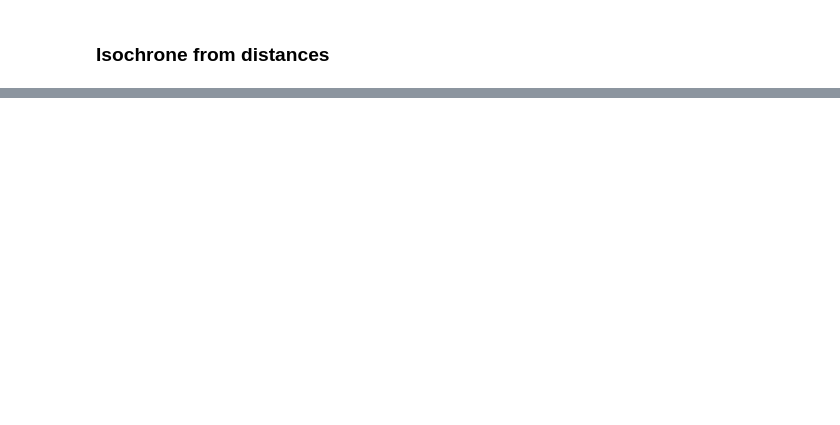
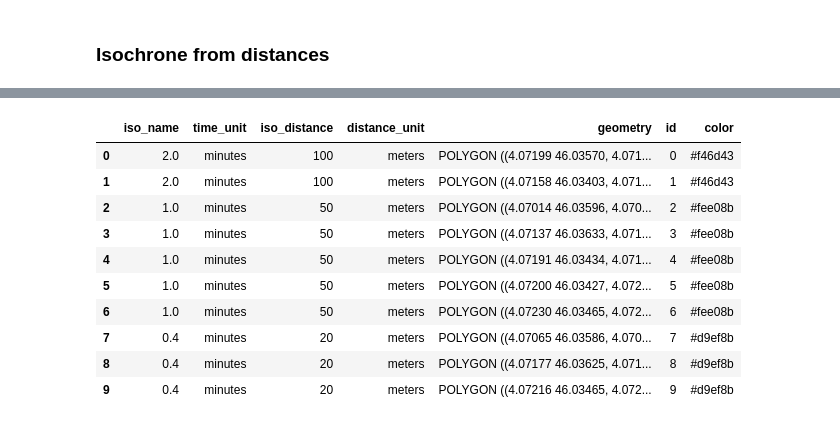
Before and after one commit to amauryval/OsmGT, a Jupyter notebook: example.ipynb, the cells around one changed output, grey strips where cells are left out. Cells and saved outputs as stored; diff of their text form; code cells hidden in the pictures; blank space fills up the shorter version.

```diff
--- a/example.ipynb
+++ b/example.ipynb
@@ -438,30 +453,32 @@ isochrones_lines.to_file("test.sh")
 ### Isochrone from distances
 # %%
 %%time
-start_node_topo_uuid = 47  # change the value here to define a new source point to compute isochrones
-source_node = pois_gdf[pois_gdf['topo_uuid'] == start_node_topo_uuid]
+
+topo_uuids_poi = [99, 167, 188]
+
+source_nodes = pois_gdf[pois_gdf['topo_uuid'].isin(topo_uuids_poi)]
+
+# 2 = 2 min ; 5 = 5 min ; 10 = 10 min
+isochrones_polygon_values = {
+    20: "#d9ef8b",
+    50: "#fee08b",
+    100: "#f46d43"
+}
+
+isochrones_lines_values = {
+    20: "#668100",
+    50: "#e2a803",
+    100: "#962603"
+}
 
 trip_speed = 3  # km/h
 
-isochrones_polygon_values = {
-    250: "#d9ef8b",
-    500: "#fee08b",
-    750: "#f46d43",
-    1000: "#8B4513"
-}
-# 250 = 250 meters ; 500 = 500 meters ; etc
+location_points = list(source_nodes["geometry"])
+# location_points.extend(location_points)
 
-isochrones_lines_values = {
-    250: "#668100",
-    500: "#e2a803",
-    750: "#962603",
-    1000: "#000000"
-}
-
-location_point = source_node.iloc[0]["geometry"]
-isochrones_polygons, isochrones_lines = OsmGt.isochrone_distance_from_source_node(
-    location_point,
-    list(isochrones_polygon_values.keys()),  # meters
+isochrones_polygons, isochrones_lines = OsmGt.isochrone_distances_from_nodes(
+    location_points,
+    list(isochrones_polygon_values.keys()),
     trip_speed,
     mode="pedestrian"
 )
@@ -472,29 +489,36 @@ isochrones_lines["color"] = isochrones_lines["iso_distance"].map(lambda x: isoch
 
 layers_to_add = [
     {
+        "input_gdf": source_nodes,
+        "legend": "Source nodes",
+        "style": "circle",
+        "color": "red",
+        "size": 5
+    },
+    {
         "input_gdf": isochrones_polygons,
-        "legend": "iso_distance",
+        "legend": "iso_name",
         "fill_color": "color",
         "line_color": "color",
         "fill_alpha": 0.5
     },
     {
         "input_gdf": isochrones_lines,
-        "legend": "iso_distance",
+        "legend": "iso_name",
         "color": "color",
         "line_width": 2
-    },
-    {
-        "input_gdf": source_node,
-        "legend": "Source node",
-        "style": "circle",
-        "color": "red",
-        "size": 15
     },
 ]
 
 my_shortest_path_map = Gdf2Bokeh(
-    "Isochrones from distance - from OsmGT (https://github.com/amauryval)",
+    "Isochrones from times - from OsmGT (https://github.com/amauryval)",
     layers=layers_to_add
 )
 show(my_shortest_path_map.figure)
+
+print("\nIsochrones polygons output")
+display(isochrones_polygons)
+
+print("\nIsochrones lines output")
+display(isochrones_lines.head(2))
+# %% [output]
@@ -500,0 +546,11 @@ show(my_shortest_path_map.figure)
+|  | iso_name | time_unit | iso_distance | distance_unit | geometry | id | color |
+| 0 | 2.0 | minutes | 100 | meters | POLYGON ((4.07199 46.03570, 4.071... | 0 | #f46d43 |
+| 1 | 2.0 | minutes | 100 | meters | POLYGON ((4.07158 46.03403, 4.071... | 1 | #f46d43 |
+| 2 | 1.0 | minutes | 50 | meters | POLYGON ((4.07014 46.03596, 4.070... | 2 | #fee08b |
+| 3 | 1.0 | minutes | 50 | meters | POLYGON ((4.07137 46.03633, 4.071... | 3 | #fee08b |
+| 4 | 1.0 | minutes | 50 | meters | POLYGON ((4.07191 46.03434, 4.071... | 4 | #fee08b |
+| 5 | 1.0 | minutes | 50 | meters | POLYGON ((4.07200 46.03427, 4.072... | 5 | #fee08b |
+| 6 | 1.0 | minutes | 50 | meters | POLYGON ((4.07230 46.03465, 4.072... | 6 | #fee08b |
+| 7 | 0.4 | minutes | 20 | meters | POLYGON ((4.07065 46.03586, 4.070... | 7 | #d9ef8b |
+| 8 | 0.4 | minutes | 20 | meters | POLYGON ((4.07177 46.03625, 4.071... | 8 | #d9ef8b |
+| 9 | 0.4 | minutes | 20 | meters | POLYGON ((4.07216 46.03465, 4.072... | 9 | #d9ef8b |
```
Also changed, not shown: parts of 10 cells of this notebook, 2 other files.
